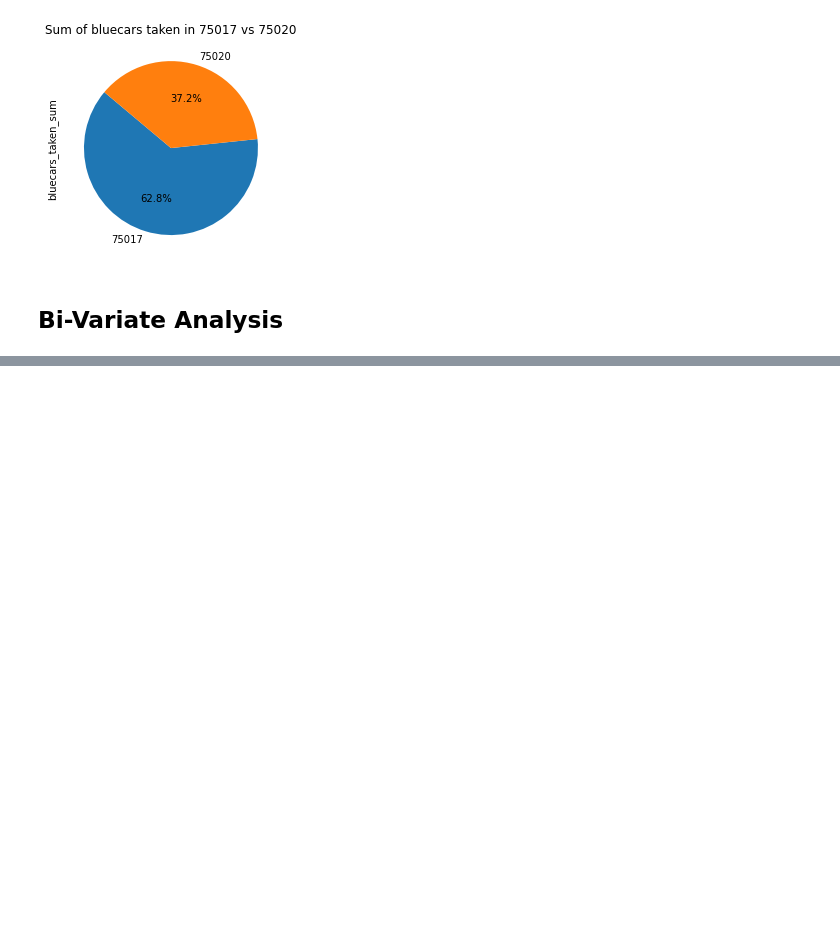
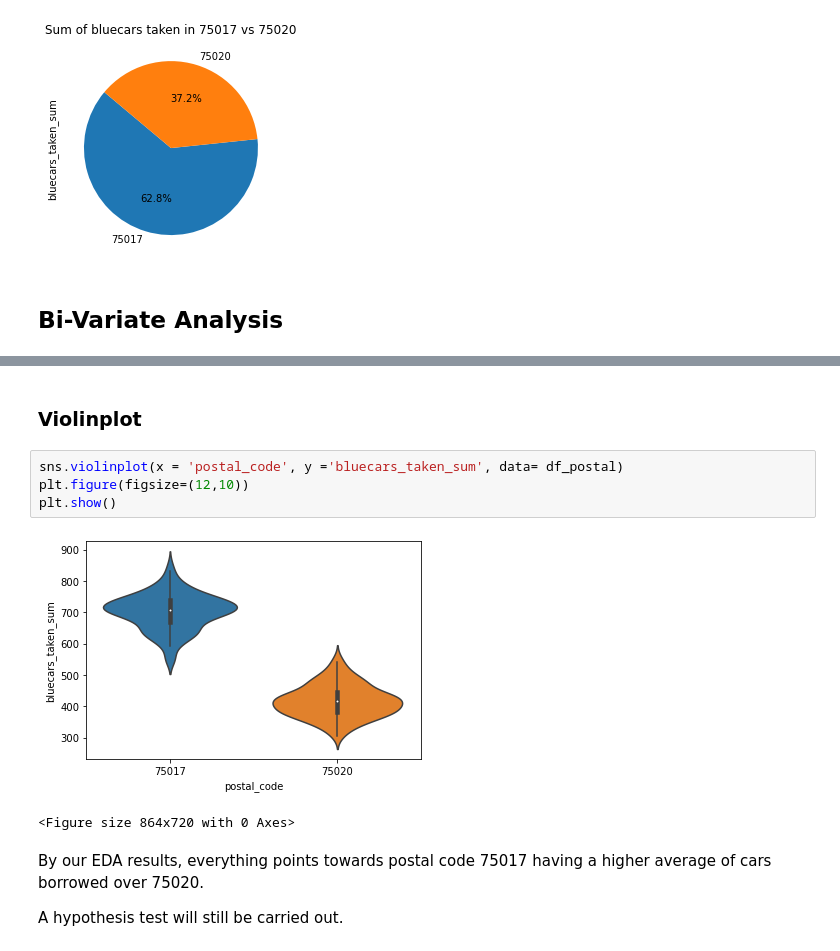
Before and after one commit to mbururyan/Autolib-Hypothesis-Testing, a Jupyter notebook: autolib.ipynb, the cells around one changed output, grey strips where cells are left out. Saved outputs shown, nothing was run; the diff lists cells and outputs as text; blank space fills up the shorter version.

```diff
--- a/autolib.ipynb
+++ b/autolib.ipynb
@@ -364,0 +384,13 @@ plt.show()
+# %% [markdown]
+### Violinplot
+# %%
+sns.violinplot(x = 'postal_code', y ='bluecars_taken_sum', data= df_postal)
+plt.figure(figsize=(12,10))
+plt.show()
+# %% [output]
+[figure, added]
+<Figure size 864x720 with 0 Axes>
+# %% [markdown]
+By our EDA results, everything points towards postal code 75017 having a higher average of cars borrowed over 75020.
+
+A hypothesis test will still be carried out.
```
Also changed, not shown: parts of 4 cells of this notebook.
